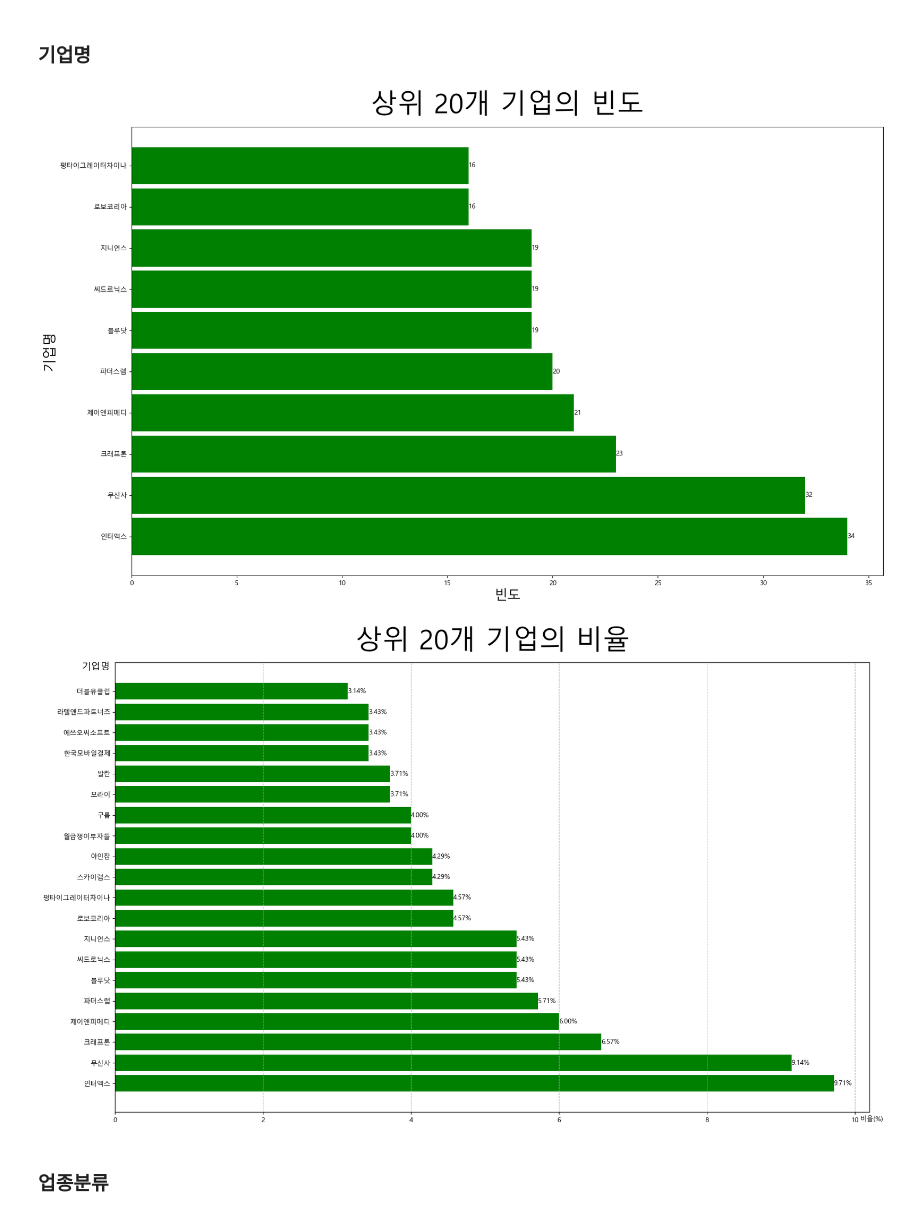
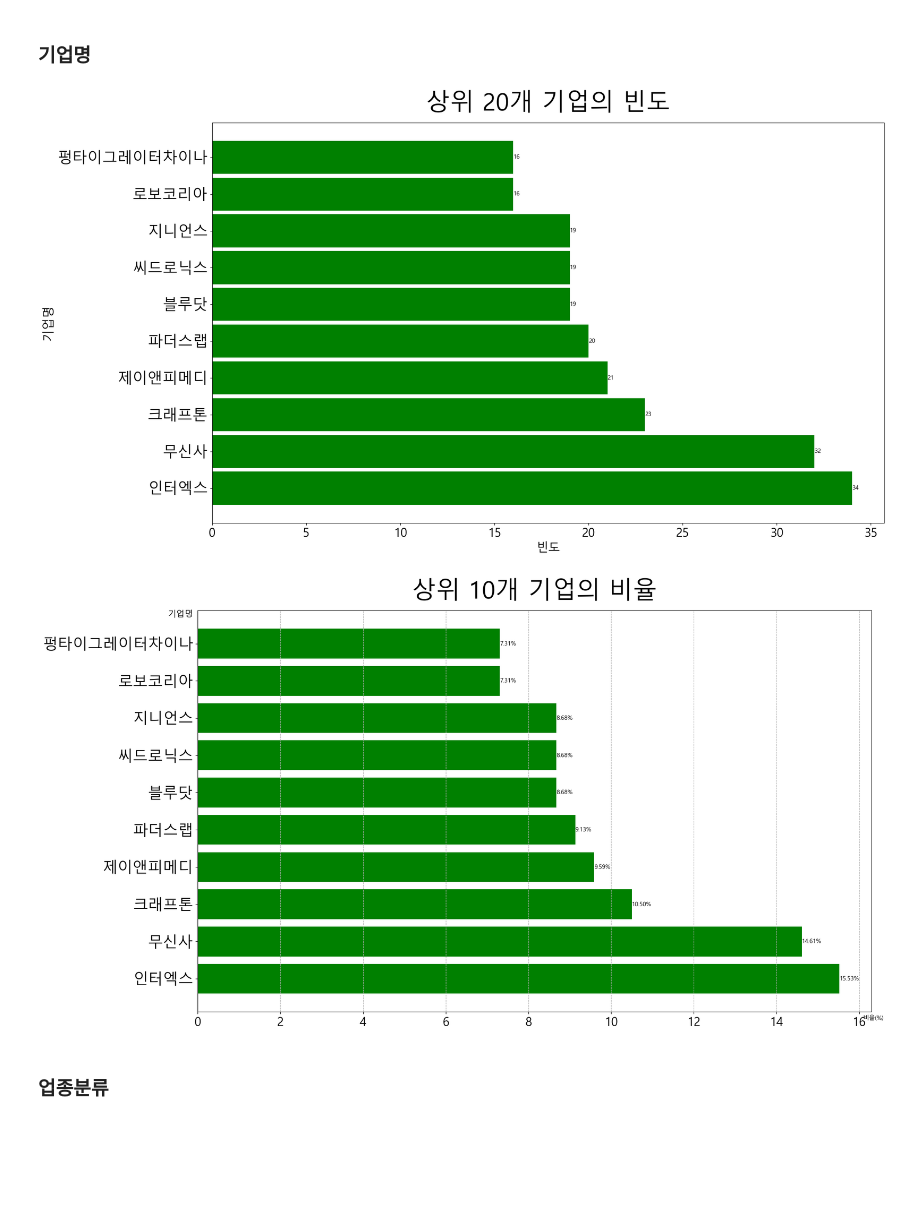
Before and after one commit to Pepi10/b7_Crawling, a Jupyter notebook: 김재경/시각화 (1).ipynb, the cells around one changed output. Saved outputs shown, nothing was run; the diff lists cells and outputs as text; code cells hidden in the pictures; blank space fills up the shorter version.

```diff
--- a/김재경/시각화 (1).ipynb
+++ b/김재경/시각화 (1).ipynb
@@ -18,7 +18,7 @@ import seaborn as sns
 plt.rc('font', family='Malgun Gothic')
 mpl.rcParams['axes.unicode_minus'] = False
 # %%
-data = pd.read_csv('data_res.csv', index_col = 0)
+data = pd.read_csv('C:/Users/user/Desktop/crawling_project/data_res.csv', index_col = 0)
 data.drop_duplicates(inplace = True)
 # %%
 categorical = data[['기업명' , '업종분류', '기업형태', '주소']]
@@ -196,30 +197,32 @@ plt.show()
 # %%
 # 데이터의 기업명 빈도를 계산
 company_counts = data['기업명'].value_counts()
 
 # 상위 10개의 기업명 선택
 top_companies = company_counts.head(10)
 
 # 막대 그래프 그리기
 plt.figure(figsize=(20, 12))
 bars = plt.barh(top_companies.index, top_companies.values, color='green', height=0.9)  # 굵기를 조절하기 위해 height 매개변수 사용
 plt.title('상위 20개 기업의 빈도', fontsize=40, color='black', pad=20)
 plt.xlabel('빈도', fontsize=20, color='black')
 plt.ylabel('기업명', fontsize=20, color='black')
+plt.xticks(fontsize=20, color='black')
+plt.yticks(fontsize=25, color='black')
 
 # 그래프 위에 빈도 값을 표시합니다.
 for bar in bars:
     plt.text(bar.get_width(), bar.get_y() + bar.get_height() / 2, f'{int(bar.get_width()):,}', va='center', ha='left', fontsize=10)
 
 plt.show()
 # %% [output]
-[figure, old version]
+[figure, new version]
 # %%
 # 데이터의 기업명 빈도를 계산합니다. (예시로 임의의 데이터를 사용하였습니다.)
 company_counts = data['기업명'].value_counts()
 
 # 상위 몇 개의 기업명만 선택하고 싶은 경우 (예시에서는 상위 20개를 선택합니다.)
-top_companies = company_counts.head(20)
+top_companies = company_counts.head(10)
 
 # 전체 빈도의 합을 계산합니다.
 total_frequency = top_companies.sum()
@@ -235,15 +238,17 @@ bars = plt.barh(ratios.index, ratios.values, color= 'green', linewidth=1)  # 막
 for i, bar in enumerate(bars):
     plt.text(bar.get_width(), bar.get_y() + bar.get_height() / 2, f'{ratios[i]:.2f}%', va='center')
 
-plt.title('상위 20개 기업의 비율', fontsize=40, color='black', pad=20)
+plt.title('상위 10개 기업의 비율', fontsize=40, color='black', pad=20)
 plt.annotate('비율(%)', xy=(1, 0), xytext=(20, -15), xycoords='axes fraction', textcoords='offset points', ha='right', va='bottom', fontsize = 10)  # x축 단위 추가
 plt.annotate('기업명', xy=(0, 1), xytext=(-50, 0), xycoords='axes fraction', textcoords='offset points', ha='left', va='top', fontsize = 14)  # y축 단위 추가
+plt.xticks(fontsize=20, color='black')
+plt.yticks(fontsize=25, color='black')
 plt.grid(axis='x', linestyle='--')
 # 그래프를 이미지 파일로 저장
-plt.savefig('상위 20개 기업의 비율.png', dpi=300, bbox_inches='tight')  # 이미지 파일로 저장 (dpi: 해상도, bbox_inches='tight': 그래프와 레이블이 잘린 부분을 제거)
+# plt.savefig('상위 10개 기업의 비율.png', dpi=300, bbox_inches='tight')  # 이미지 파일로 저장 (dpi: 해상도, bbox_inches='tight': 그래프와 레이블이 잘린 부분을 제거)
 plt.show()
 # %% [output]
-[figure, old version]
+[figure, new version]
 # %% [markdown]
 ### 업종분류
 # %%
```
Also changed, not shown: parts of 7 cells of this notebook, 9 other files.
